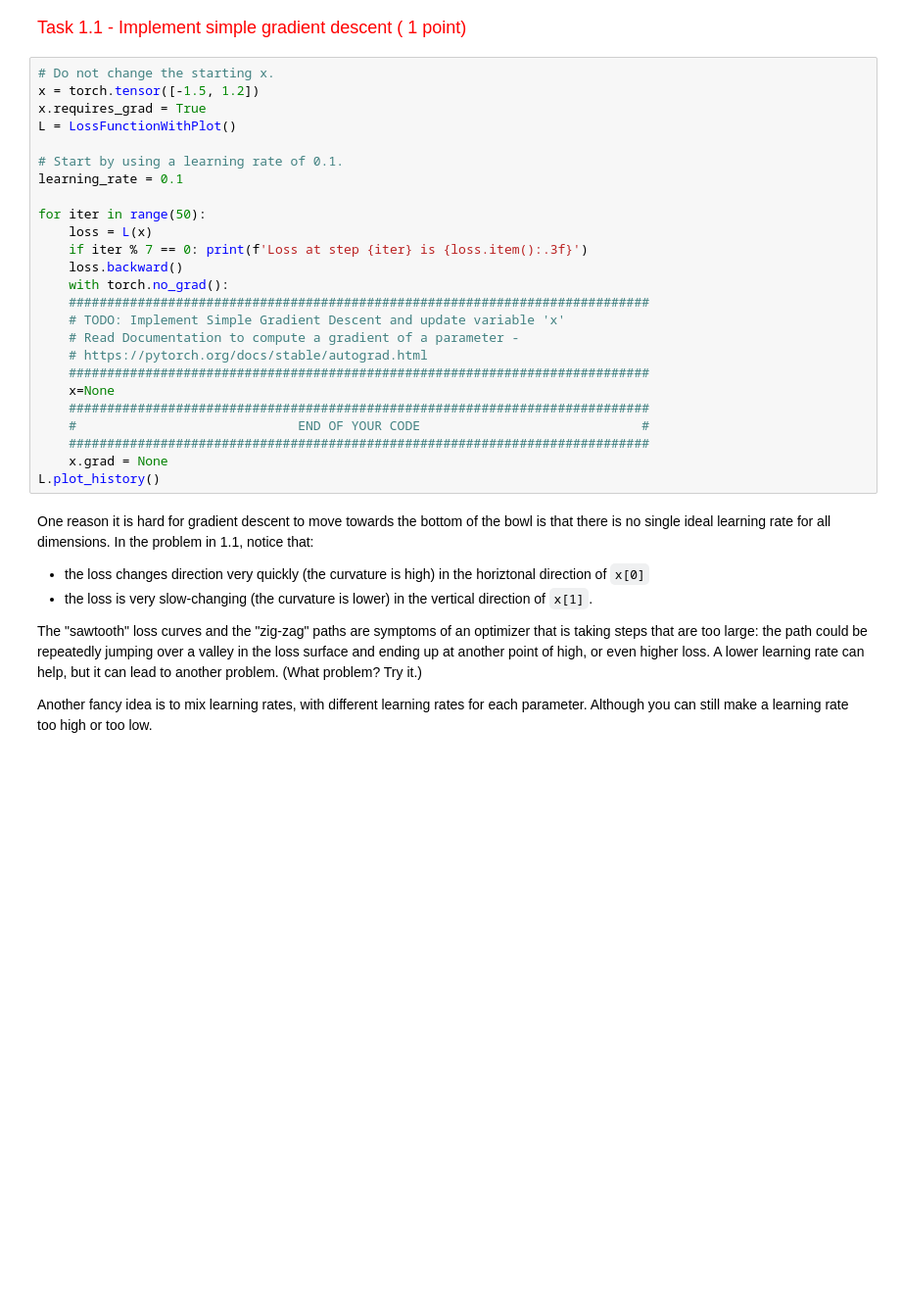
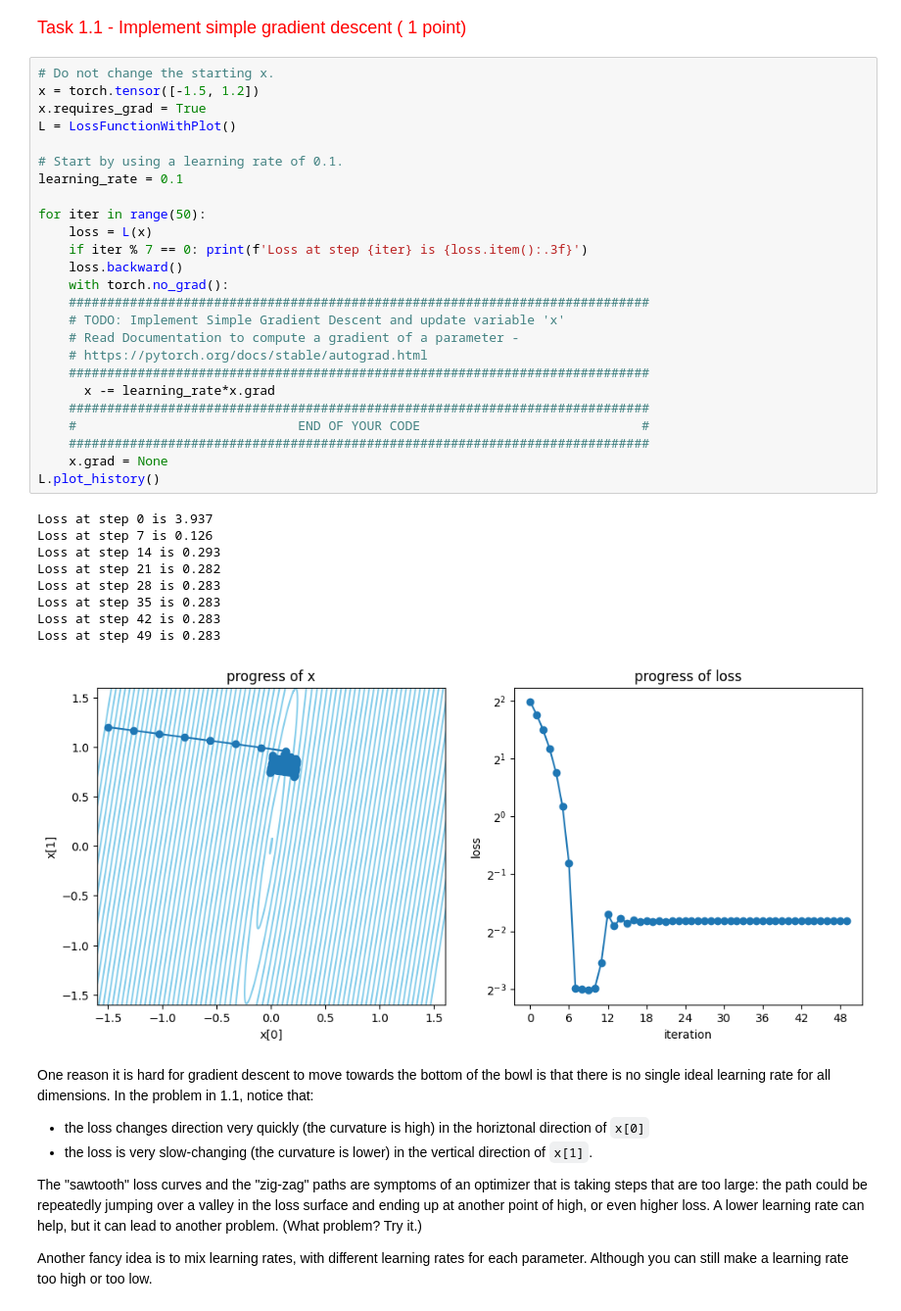
Before and after one commit to karan-mudaliar/Deep-Learning, a Jupyter notebook: HW2_1_OptimizationAndNetworkArchitecture.ipynb, the cells around one changed output. Shown: that part at 98% size. Cells and saved outputs as stored; diff of their text form; blank space fills up the shorter version.

```diff
--- a/HW2_1_OptimizationAndNetworkArchitecture.ipynb
+++ b/HW2_1_OptimizationAndNetworkArchitecture.ipynb
@@ -96,28 +96,38 @@ Provide an implementation of simple gradient descent below.  In 21 steps you can
 # %%
 # Do not change the starting x.
 x = torch.tensor([-1.5, 1.2])
 x.requires_grad = True
 L = LossFunctionWithPlot()
 
 # Start by using a learning rate of 0.1.
 learning_rate = 0.1
 
 for iter in range(50):
     loss = L(x)
     if iter % 7 == 0: print(f'Loss at step {iter} is {loss.item():.3f}')
     loss.backward()
     with torch.no_grad():
     ############################################################################
     # TODO: Implement Simple Gradient Descent and update variable 'x'
     # Read Documentation to compute a gradient of a parameter -
     # https://pytorch.org/docs/stable/autograd.html
     ############################################################################
-    x=None
+      x -= learning_rate*x.grad
     ############################################################################
     #                             END OF YOUR CODE                             #
     ############################################################################
     x.grad = None
 L.plot_history()
+# %% [output]
+Loss at step 0 is 3.937
+Loss at step 7 is 0.126
+Loss at step 14 is 0.293
+Loss at step 21 is 0.282
+Loss at step 28 is 0.283
+Loss at step 35 is 0.283
+Loss at step 42 is 0.283
+Loss at step 49 is 0.283
+[figure, added]
 # %% [markdown]
 One reason it is hard for gradient descent to move towards the bottom of the bowl is that there is no single ideal learning rate for all dimensions.  In the problem in 1.1, notice that:
  * the loss changes direction very quickly (the curvature is high) in the horiztonal direction of `x[0]`
```
Also changed, not shown: parts of 1 cell of this notebook.
